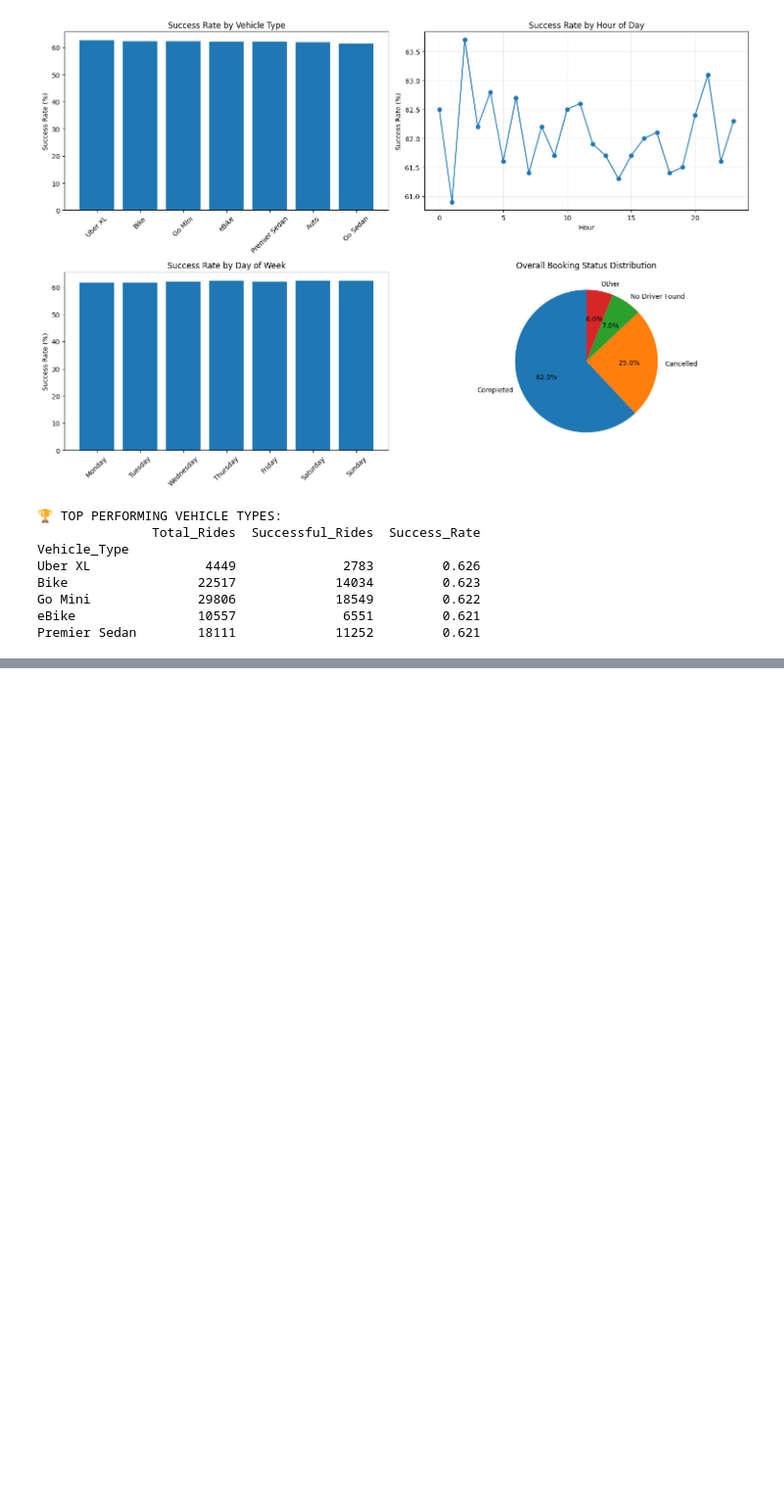
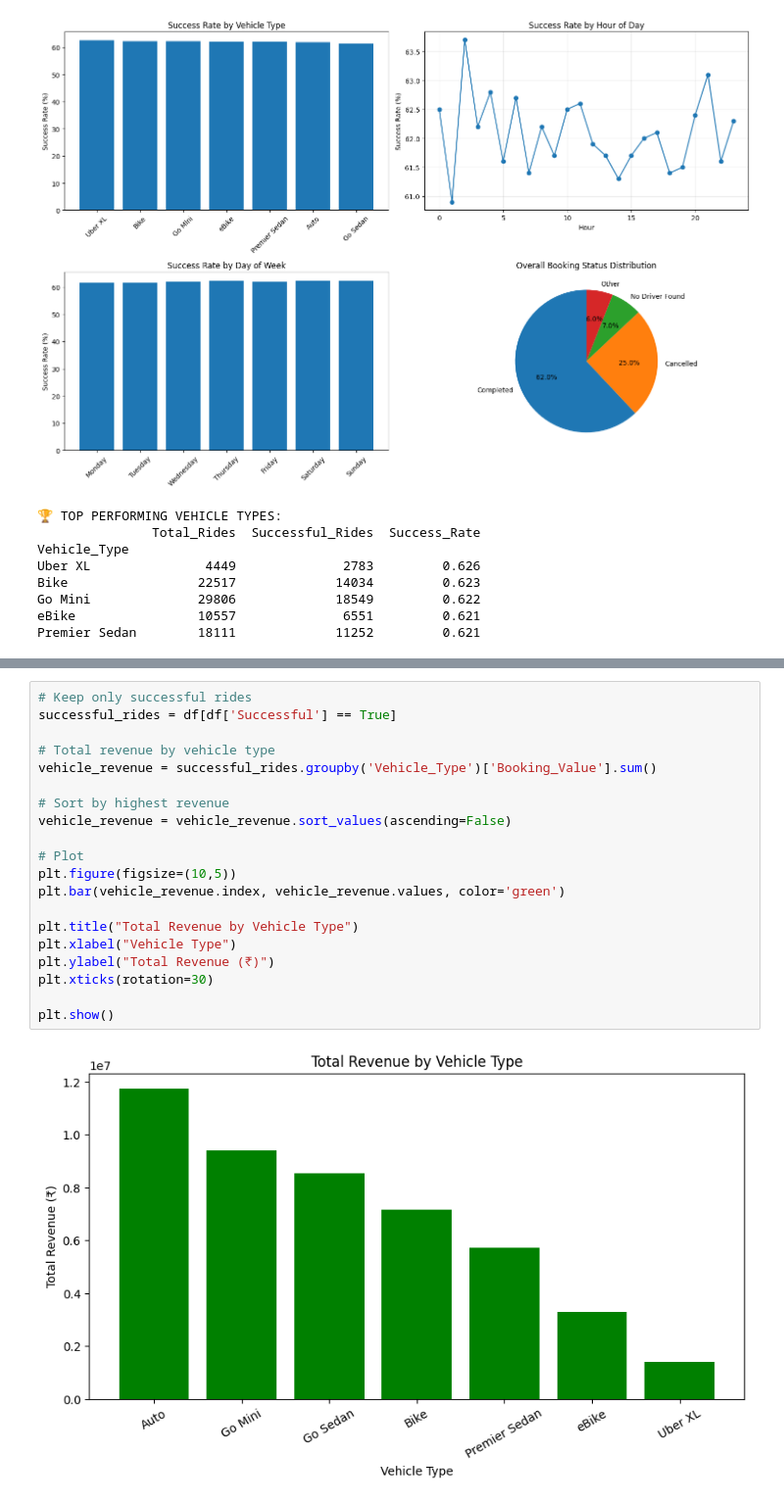
Before and after one commit to debjit11/Namma-Yatri-and-Uber-Analysis, a Jupyter notebook: uber_main.ipynb, the cells around one changed output, grey strips where cells are left out. Shown at 98% size. Drawn from its saved outputs; the diff is of its cells as text; blank space fills up the shorter version.

```diff
--- a/uber_main.ipynb
+++ b/uber_main.ipynb
@@ -339,0 +431,22 @@ Premier Sedan        18111             11252         0.621
+# %%
+# Keep only successful rides
+successful_rides = df[df['Successful'] == True]
+
+# Total revenue by vehicle type
+vehicle_revenue = successful_rides.groupby('Vehicle_Type')['Booking_Value'].sum()
+
+# Sort by highest revenue
+vehicle_revenue = vehicle_revenue.sort_values(ascending=False)
+
+# Plot
+plt.figure(figsize=(10,5))
+plt.bar(vehicle_revenue.index, vehicle_revenue.values, color='green')
+
+plt.title("Total Revenue by Vehicle Type")
+plt.xlabel("Vehicle Type")
+plt.ylabel("Total Revenue (₹)")
+plt.xticks(rotation=30)
+
+plt.show()
+# %% [output]
+[figure, added]
```
Also changed, not shown: parts of 1 cell of this notebook.
